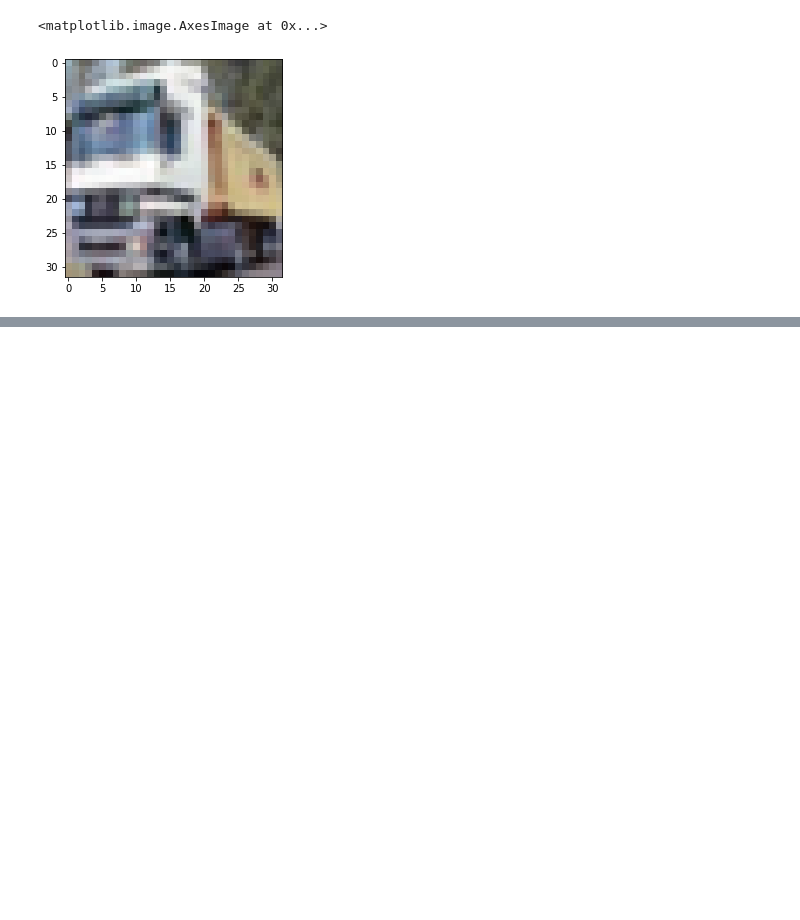
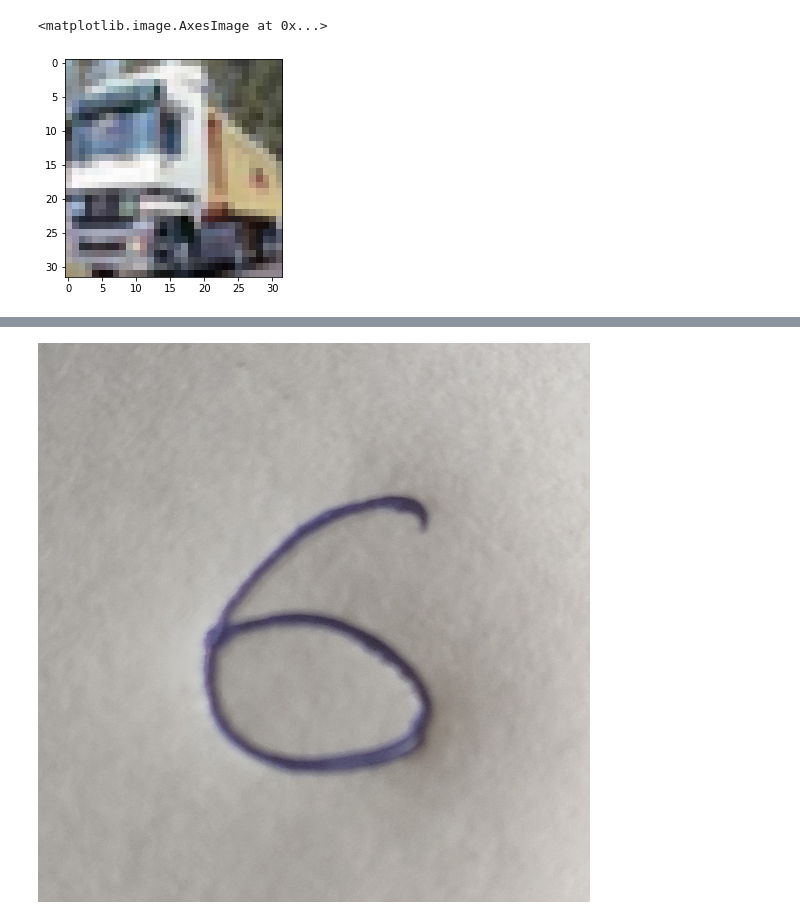
Before and after one commit to Vineet2107/EEG_Pipeline, a Jupyter notebook: Untitled6.ipynb, the cells around one changed output, grey strips where cells are left out. Saved outputs shown, nothing was run; the diff lists cells and outputs as text; code cells hidden in the pictures; blank space fills up the shorter version.

```diff
--- a/Untitled6.ipynb
+++ b/Untitled6.ipynb
@@ -87,0 +118,5 @@ test loss, test acc: [1.7554619312286377, 0.40290001034736633]
+# %%
+from PIL import Image
+display.display(Image.open('/content/drive/MyDrive/IMG_20210613_145207.jpg'))
+# %% [output]
+[figure, added]
```
Also changed, not shown: parts of 6 cells of this notebook.
